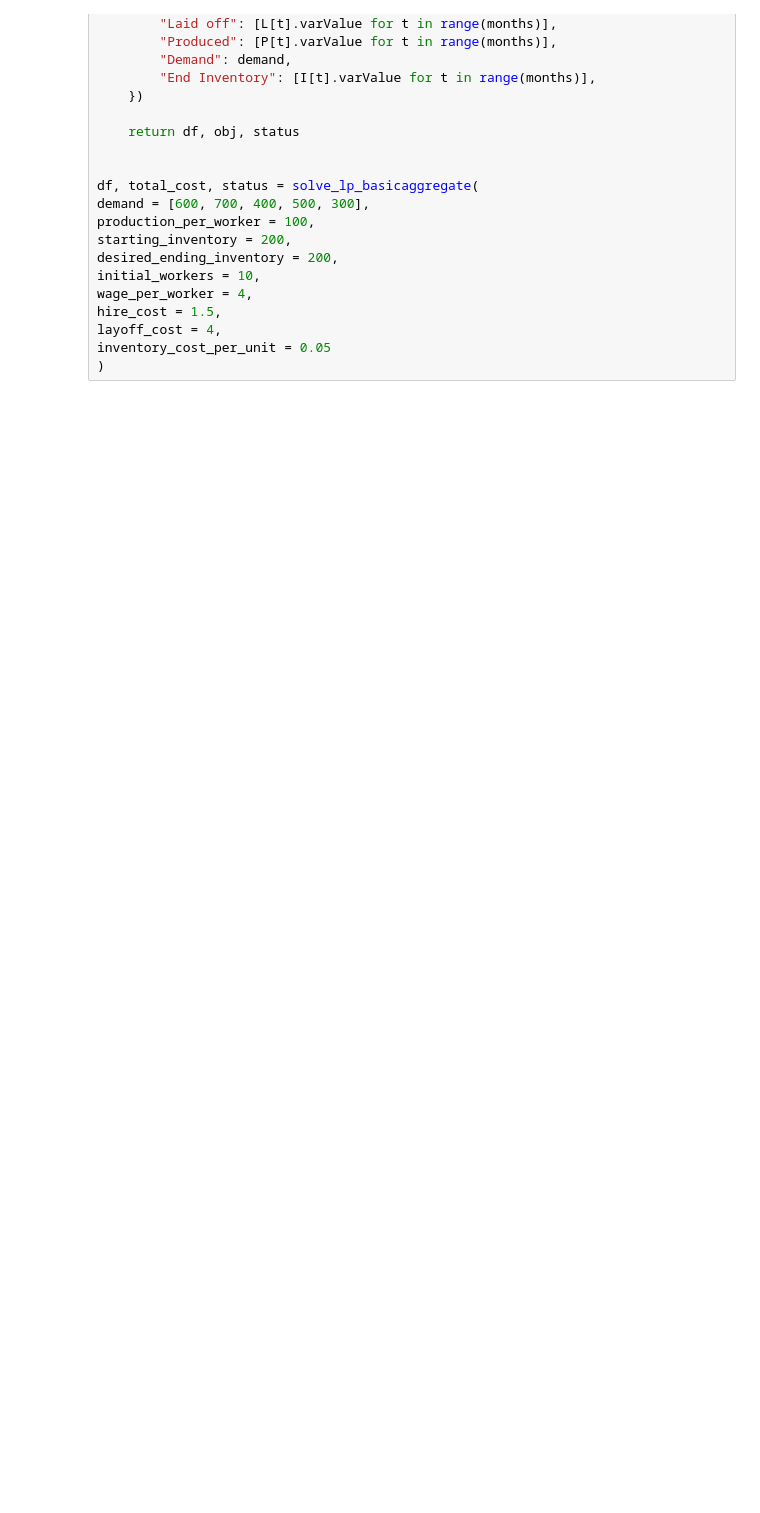
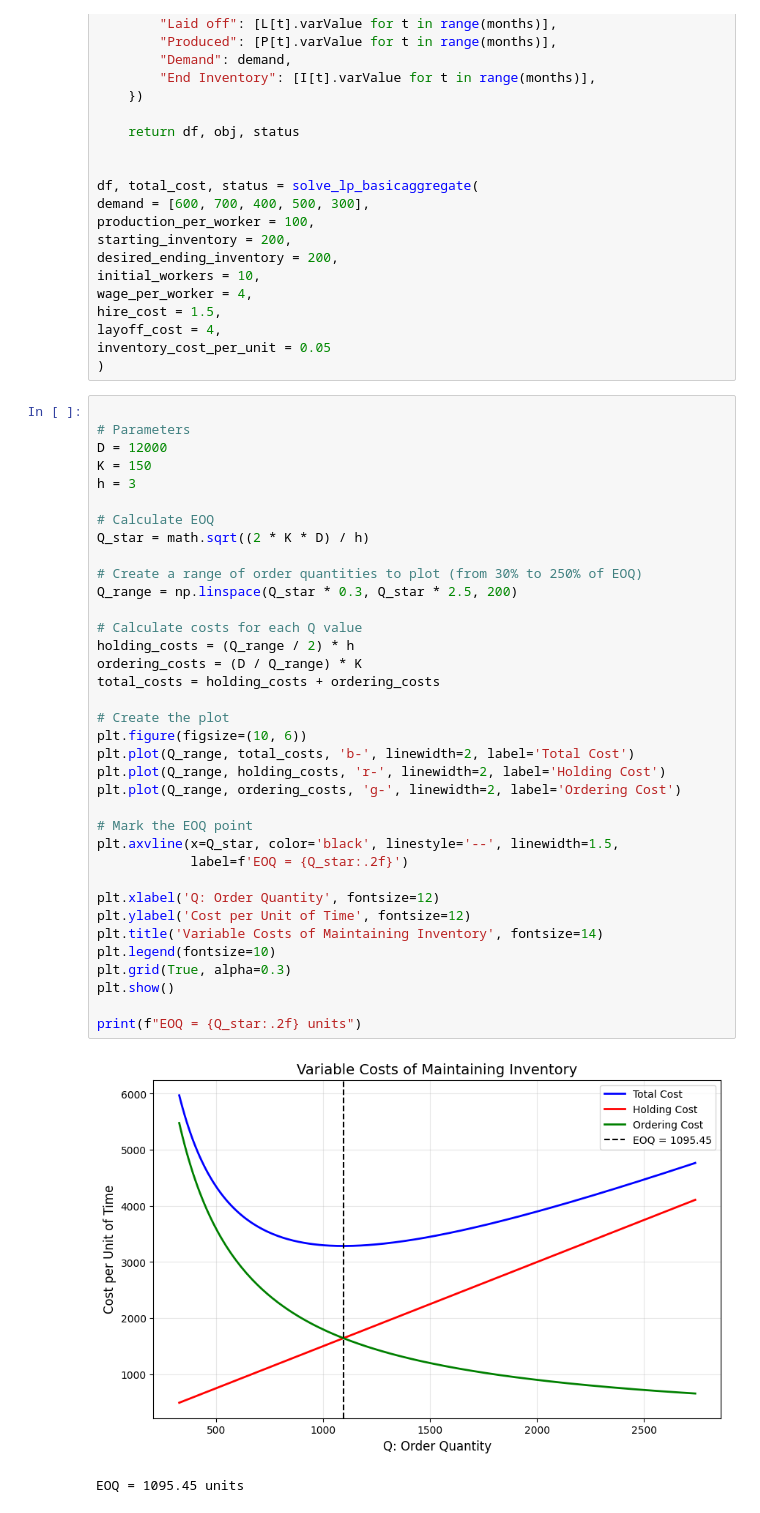
Before and after one commit to twillixa/HEC, a Jupyter notebook: PPS/Week2.ipynb, the cells around one changed output. Saved outputs shown, nothing was run; the diff lists cells and outputs as text; blank space fills up the shorter version.

```diff
--- a/PPS/Week2.ipynb
+++ b/PPS/Week2.ipynb
@@ -77,3 +79,42 @@ hire_cost = 1.5,
 layoff_cost = 4,
 inventory_cost_per_unit = 0.05
 )
+# %%
+
+# Parameters
+D = 12000
+K = 150
+h = 3
+
+# Calculate EOQ
+Q_star = math.sqrt((2 * K * D) / h)
+
+# Create a range of order quantities to plot (from 30% to 250% of EOQ)
+Q_range = np.linspace(Q_star * 0.3, Q_star * 2.5, 200)
+
+# Calculate costs for each Q value
+holding_costs = (Q_range / 2) * h
+ordering_costs = (D / Q_range) * K
+total_costs = holding_costs + ordering_costs
+
+# Create the plot
+plt.figure(figsize=(10, 6))
+plt.plot(Q_range, total_costs, 'b-', linewidth=2, label='Total Cost')
+plt.plot(Q_range, holding_costs, 'r-', linewidth=2, label='Holding Cost')
+plt.plot(Q_range, ordering_costs, 'g-', linewidth=2, label='Ordering Cost')
+
+# Mark the EOQ point
+plt.axvline(x=Q_star, color='black', linestyle='--', linewidth=1.5,
+            label=f'EOQ = {Q_star:.2f}')
+
+plt.xlabel('Q: Order Quantity', fontsize=12)
+plt.ylabel('Cost per Unit of Time', fontsize=12)
+plt.title('Variable Costs of Maintaining Inventory', fontsize=14)
+plt.legend(fontsize=10)
+plt.grid(True, alpha=0.3)
+plt.show()
+
+print(f"EOQ = {Q_star:.2f} units")
+# %% [output]
+[figure, added]
+EOQ = 1095.45 units
```
Also changed, not shown: parts of 2 cells of this notebook.
